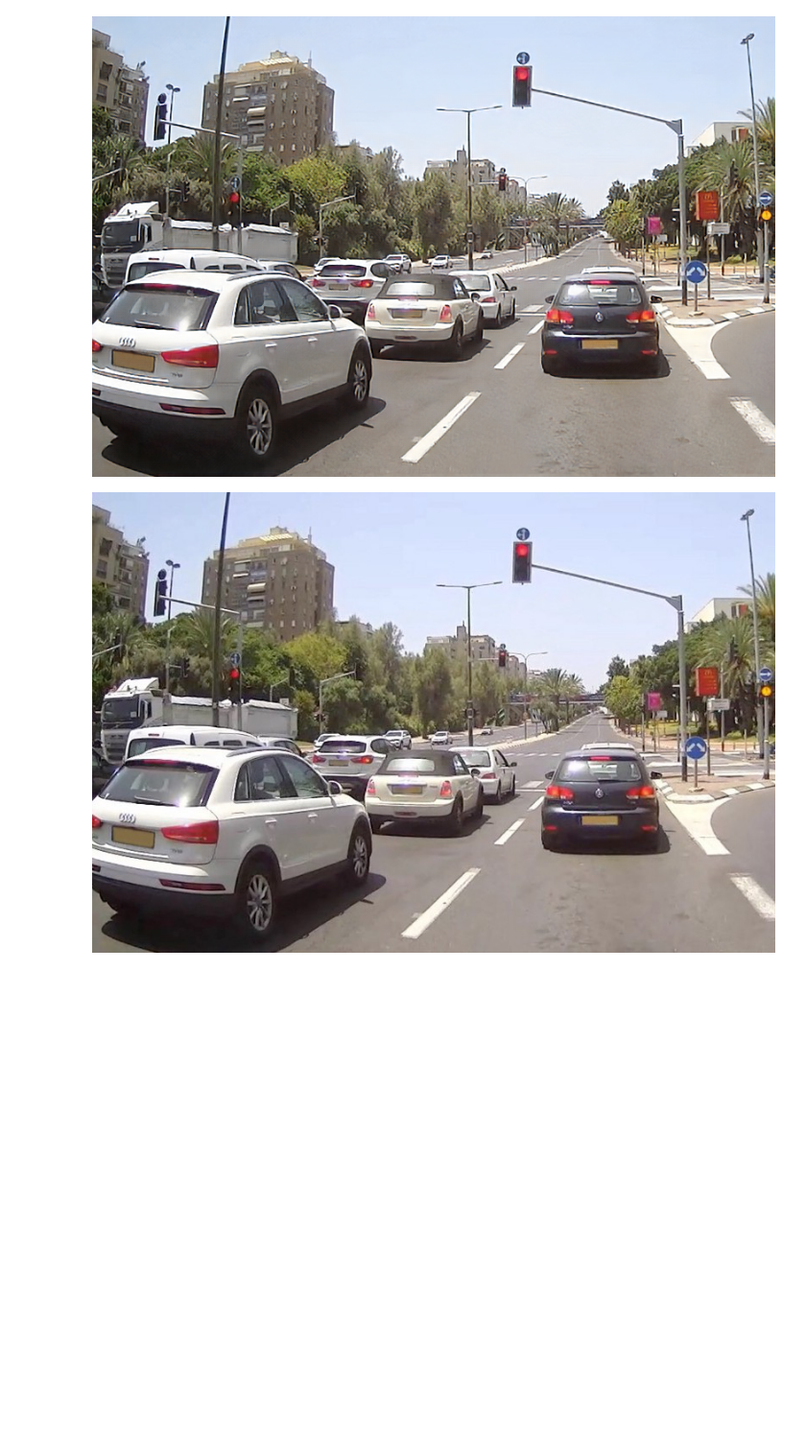
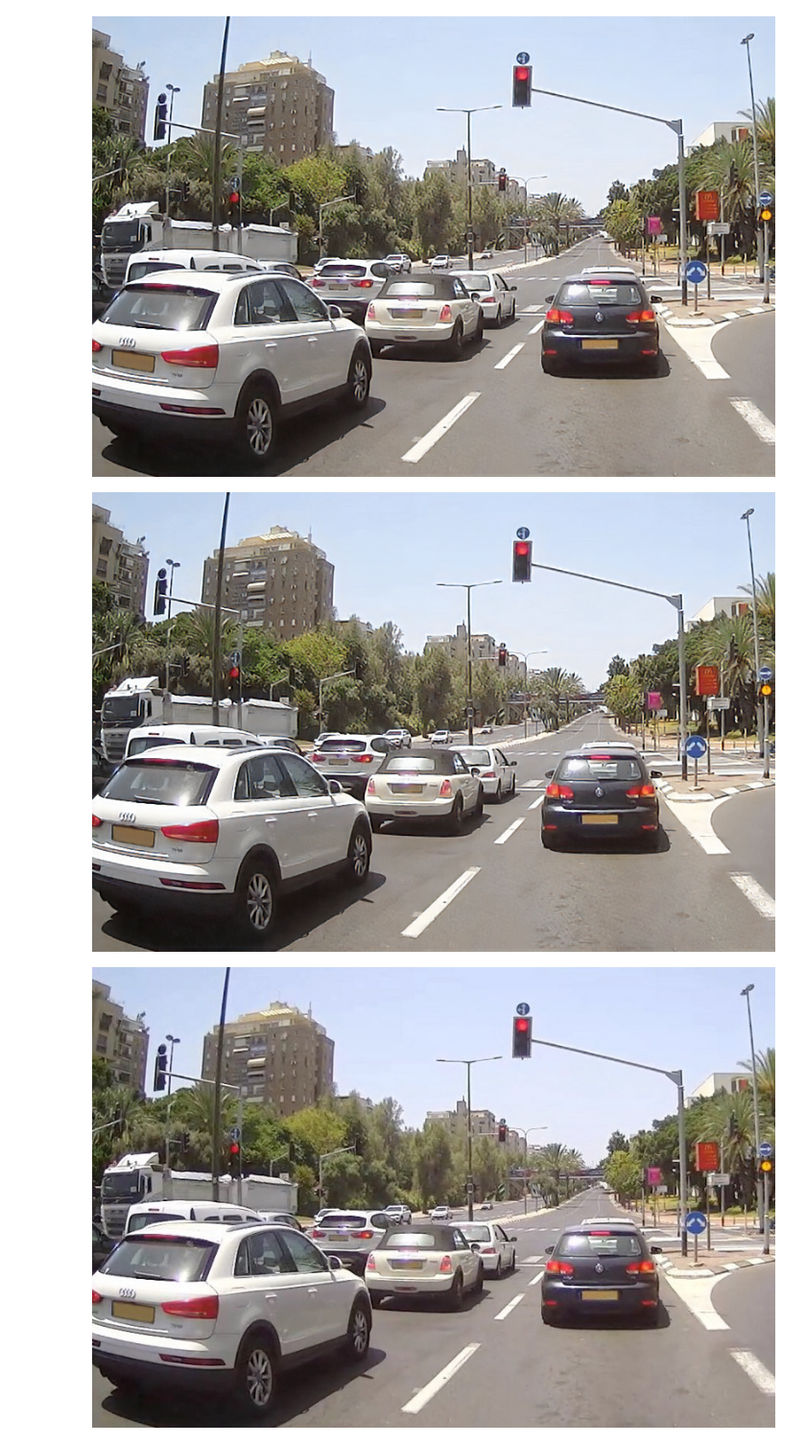
Before and after one commit to sebderhy/superres, a Jupyter notebook: test_api.ipynb, the cells around one changed output. Shown at 96% size. Drawn from its saved outputs; the diff is of its cells as text; code cells hidden in the pictures; blank space fills up the shorter version.

```diff
--- a/test_api.ipynb
+++ b/test_api.ipynb
@@ -63,6 +75,12 @@ img_hr = Image.open(dataBytesIO)
 img_hr
 # %% [output]
 [figure]
+# %%
+dataBytesIO = BytesIO(r.content)
+img_hr = Image.open(dataBytesIO)
+img_hr
+# %% [output]
+[figure, added]
 # %%
 img_in = Image.open('test_img.png')
 img_in
```
Also changed, not shown: parts of 3 cells of this notebook, 3 other files.
